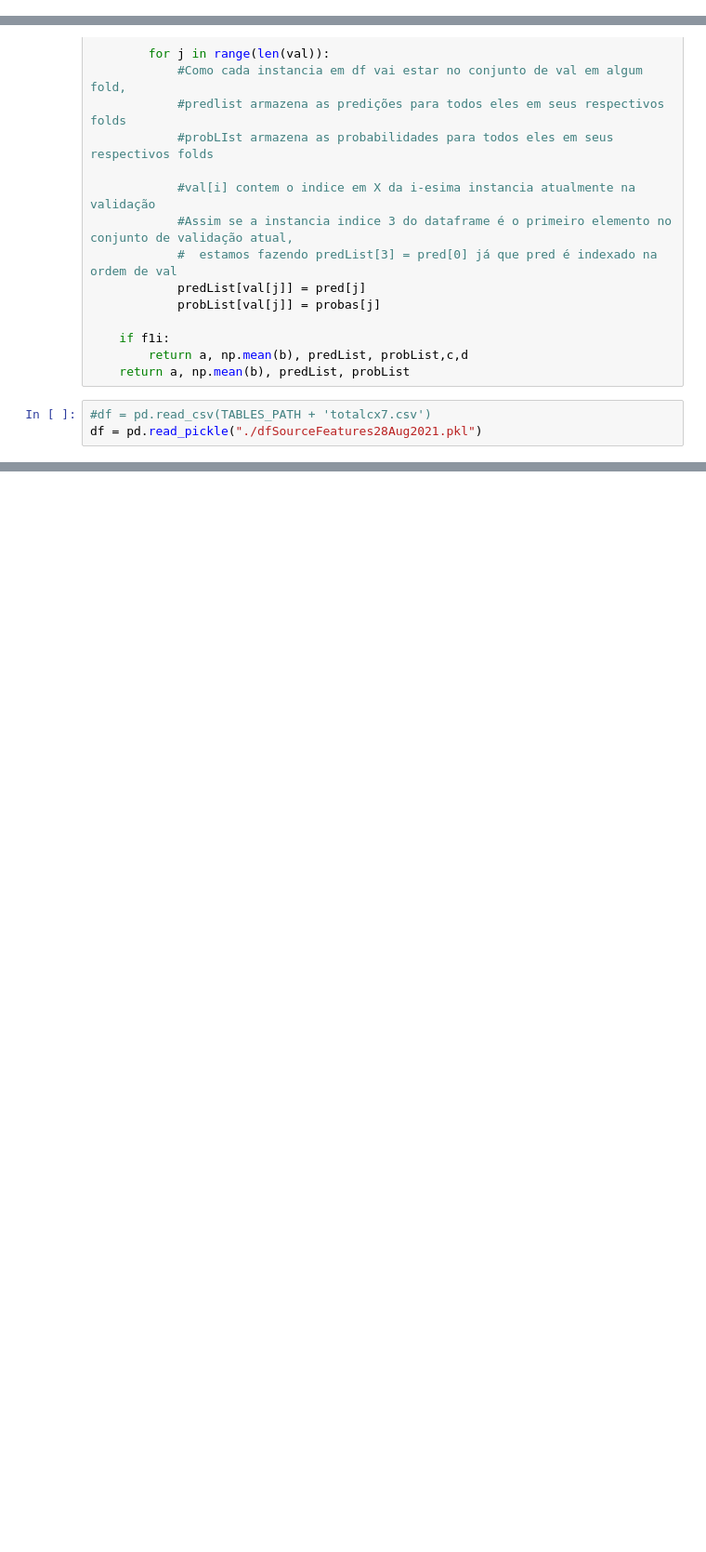
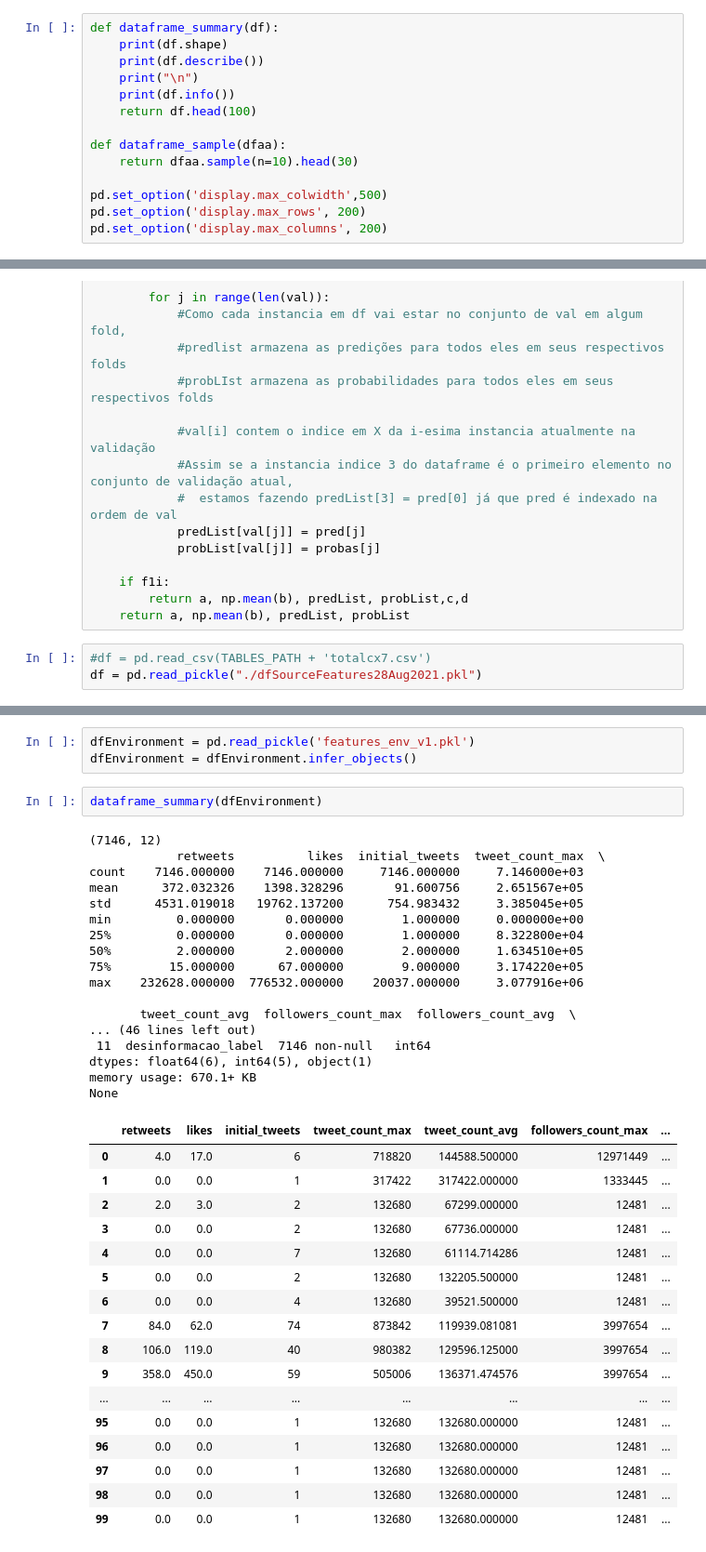
Before and after one commit to joaomcouto/E02_misinformation_detection, a Jupyter notebook: MM/Misinfo_MM.ipynb, the cells around one changed output, grey strips where cells are left out. Shown at 93% size. Saved outputs shown, nothing was run; the diff lists cells and outputs as text; blank space fills up the shorter version.

Commit message:
Added import,processing and merge of all feature groups ;  Several QOL improvements to GD/MM logic ; Data dtypes now automatically infered and seperated for data treatment decision

```diff
--- a/MM/Misinfo_MM.ipynb
+++ b/MM/Misinfo_MM.ipynb
@@ -33,3 +35,17 @@ TASK_NAME = 'desinformacao_urls'
+# %%
+def dataframe_summary(df):
+    print(df.shape)
+    print(df.describe())
+    print("\n")
+    print(df.info())
+    return df.head(100)
+
+def dataframe_sample(dfaa):
+    return dfaa.sample(n=10).head(30)
+
+pd.set_option('display.max_colwidth',500)
+pd.set_option('display.max_rows', 200)
+pd.set_option('display.max_columns', 200)
 # %%
 #Recebe features e gera x combinações de tamanho r
 def random_combinations(iterable, r, x, seed=10):
@@ -363,0 +415,40 @@ df['domain_dns_caa_txt_count']= df['domain_dns_caa_txt_count'].astype('int')
+# %%
+dfEnvironment = pd.read_pickle('features_env_v1.pkl')
+dfEnvironment = dfEnvironment.infer_objects()
+# %%
+dataframe_summary(dfEnvironment)
+# %% [output]
+(7146, 12)
+            retweets          likes  initial_tweets  tweet_count_max  \
+count    7146.000000    7146.000000     7146.000000     7.146000e+03
+mean      372.032326    1398.328296       91.600756     2.651567e+05
+std      4531.019018   19762.137200      754.983432     3.385045e+05
+min         0.000000       0.000000        1.000000     0.000000e+00
+25%         0.000000       0.000000        1.000000     8.322800e+04
+50%         2.000000       2.000000        2.000000     1.634510e+05
+75%        15.000000      67.000000        9.000000     3.174220e+05
+max    232628.000000  776532.000000    20037.000000     3.077916e+06
+
+       tweet_count_avg  followers_count_max  followers_count_avg  \
+... (46 lines left out)
+ 11  desinformacao_label  7146 non-null   int64
+dtypes: float64(6), int64(5), object(1)
+memory usage: 670.1+ KB
+None
+|  | retweets | likes | initial_tweets | tweet_count_max | tweet_count_avg | followers_count_max | ... |
+| 0 | 4.0 | 17.0 | 6 | 718820 | 144588.500000 | 12971449 | ... |
+| 1 | 0.0 | 0.0 | 1 | 317422 | 317422.000000 | 1333445 | ... |
+| 2 | 2.0 | 3.0 | 2 | 132680 | 67299.000000 | 12481 | ... |
+| 3 | 0.0 | 0.0 | 2 | 132680 | 67736.000000 | 12481 | ... |
+| 4 | 0.0 | 0.0 | 7 | 132680 | 61114.714286 | 12481 | ... |
+| 5 | 0.0 | 0.0 | 2 | 132680 | 132205.500000 | 12481 | ... |
+| 6 | 0.0 | 0.0 | 4 | 132680 | 39521.500000 | 12481 | ... |
+| 7 | 84.0 | 62.0 | 74 | 873842 | 119939.081081 | 3997654 | ... |
+| 8 | 106.0 | 119.0 | 40 | 980382 | 129596.125000 | 3997654 | ... |
+| 9 | 358.0 | 450.0 | 59 | 505006 | 136371.474576 | 3997654 | ... |
+| ... | ... | ... | ... | ... | ... | ... | ... |
+| 95 | 0.0 | 0.0 | 1 | 132680 | 132680.000000 | 12481 | ... |
+| 96 | 0.0 | 0.0 | 1 | 132680 | 132680.000000 | 12481 | ... |
+| 97 | 0.0 | 0.0 | 1 | 132680 | 132680.000000 | 12481 | ... |
+| 98 | 0.0 | 0.0 | 1 | 132680 | 132680.000000 | 12481 | ... |
+| 99 | 0.0 | 0.0 | 1 | 132680 | 132680.000000 | 12481 | ... |
```
Also changed, not shown: parts of 37 cells of this notebook, 4 other files.
